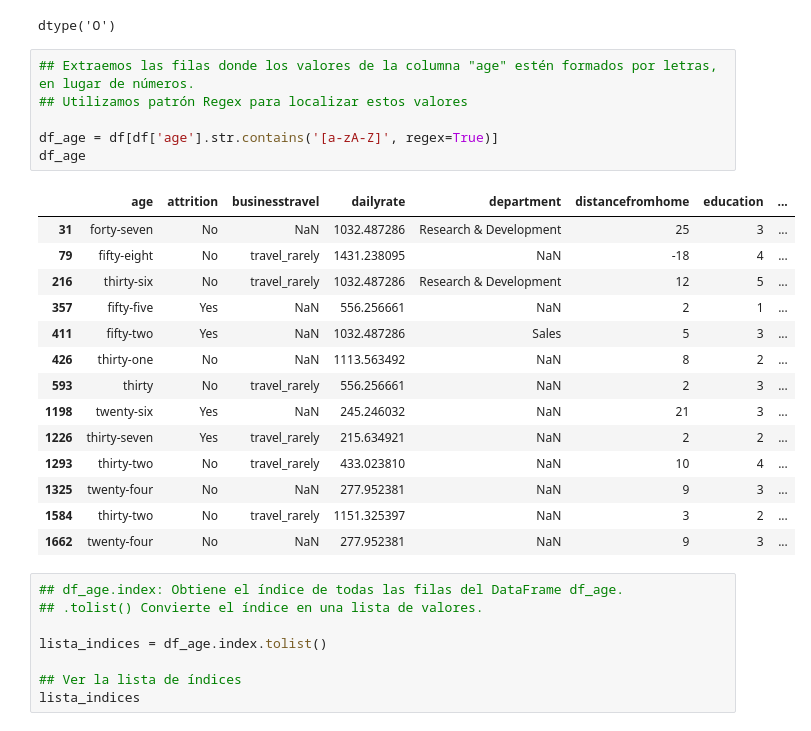
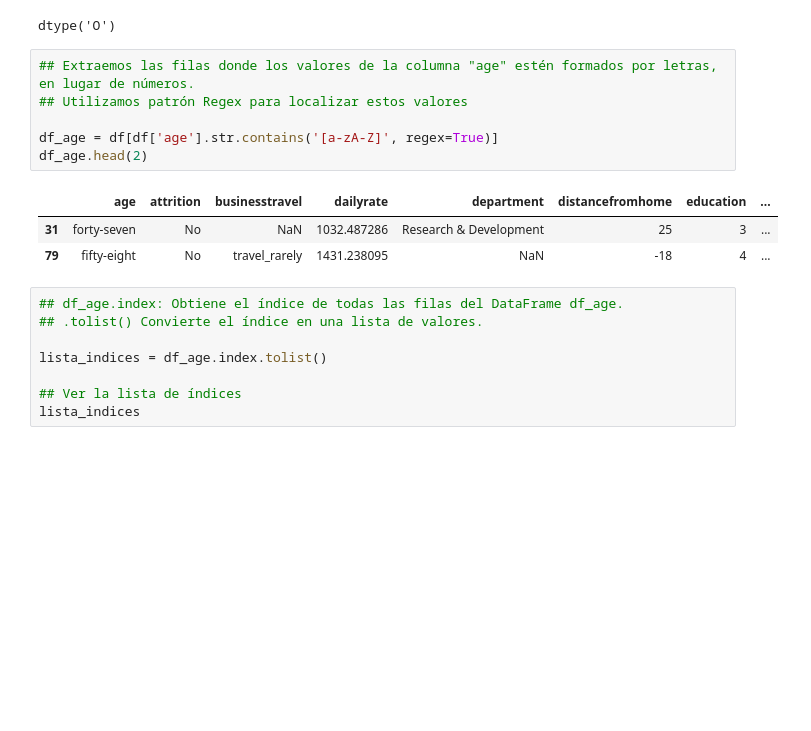
Before and after one commit to VeroSanchezO/proyecto-da-promo-k-modulo-3-team-5, a Jupyter notebook: Fase_2.ipynb, the cells around one changed output. Cells and saved outputs as stored; diff of their text form; blank space fills up the shorter version.

```diff
--- a/Fase_2.ipynb
+++ b/Fase_2.ipynb
@@ -23,24 +23,13 @@ dtype('O')
 # %%
 ## Extraemos las filas donde los valores de la columna "age" estén formados por letras, en lugar de números.
 ## Utilizamos patrón Regex para localizar estos valores
 
 df_age = df[df['age'].str.contains('[a-zA-Z]', regex=True)]
-df_age
+df_age.head(2)
 # %% [output]
 |  | age | attrition | businesstravel | dailyrate | department | distancefromhome | education | ... |
 | 31 | forty-seven | No | NaN | 1032.487286 | Research & Development | 25 | 3 | ... |
 | 79 | fifty-eight | No | travel_rarely | 1431.238095 | NaN | -18 | 4 | ... |
-| 216 | thirty-six | No | travel_rarely | 1032.487286 | Research & Development | 12 | 5 | ... |
-| 357 | fifty-five | Yes | NaN | 556.256661 | NaN | 2 | 1 | ... |
-| 411 | fifty-two | Yes | NaN | 1032.487286 | Sales | 5 | 3 | ... |
-| 426 | thirty-one | No | NaN | 1113.563492 | NaN | 8 | 2 | ... |
-| 593 | thirty | No | travel_rarely | 556.256661 | NaN | 2 | 3 | ... |
-| 1198 | twenty-six | Yes | NaN | 245.246032 | NaN | 21 | 3 | ... |
-| 1226 | thirty-seven | Yes | travel_rarely | 215.634921 | NaN | 2 | 2 | ... |
-| 1293 | thirty-two | No | travel_rarely | 433.023810 | NaN | 10 | 4 | ... |
-| 1325 | twenty-four | No | NaN | 277.952381 | NaN | 9 | 3 | ... |
-| 1584 | thirty-two | No | travel_rarely | 1151.325397 | NaN | 3 | 2 | ... |
-| 1662 | twenty-four | No | NaN | 277.952381 | NaN | 9 | 3 | ... |
 # %%
 ## df_age.index: Obtiene el índice de todas las filas del DataFrame df_age.
 ## .tolist() Convierte el índice en una lista de valores.
```
Also changed, not shown: parts of 4 cells of this notebook.
